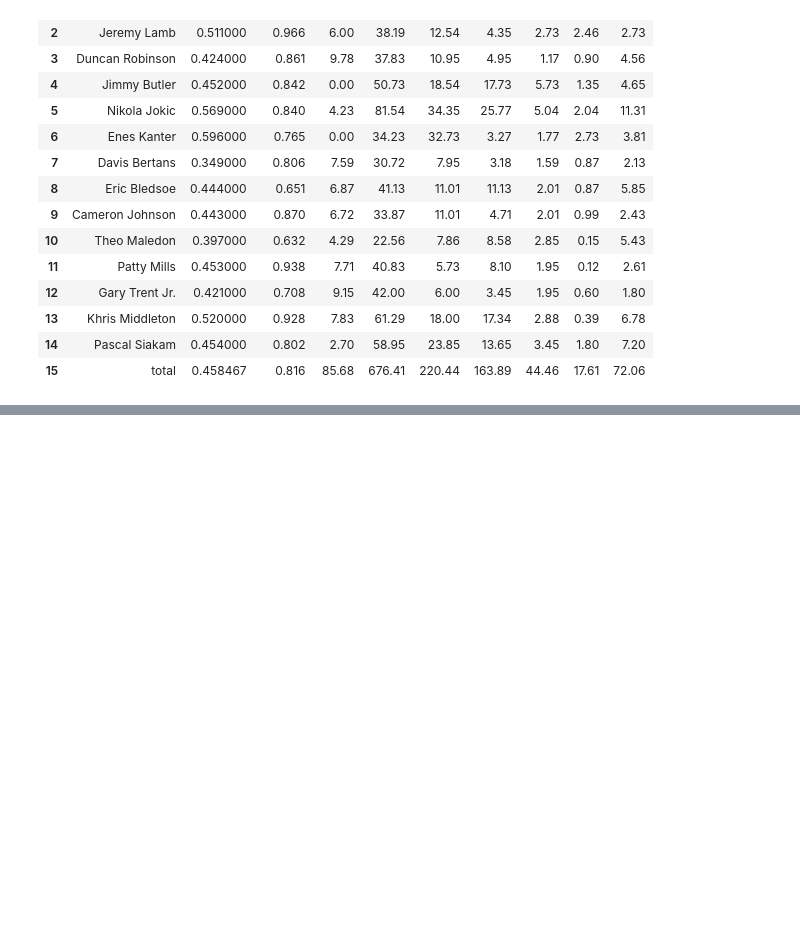
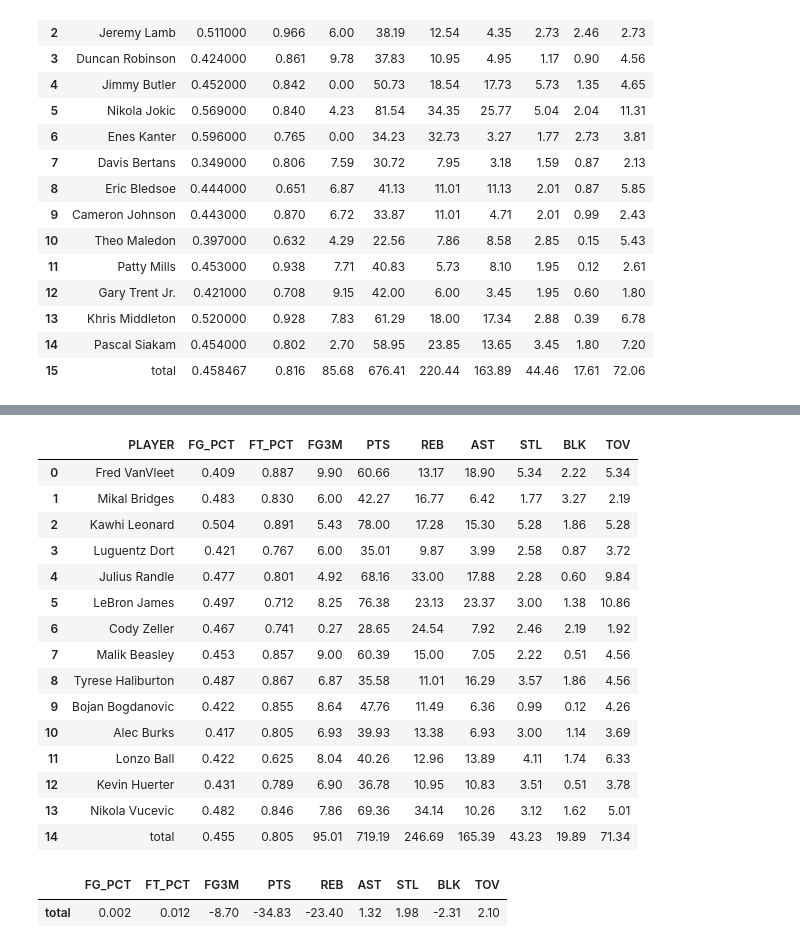
Before and after one commit to JaumeClave/waiver_wire_machine, a Jupyter notebook: notebooks/04_matchup_evaluator.ipynb, the cells around one changed output, grey strips where cells are left out. Saved outputs shown, nothing was run; the diff lists cells and outputs as text; code cells hidden in the pictures; blank space fills up the shorter version.

```diff
--- a/notebooks/04_matchup_evaluator.ipynb
+++ b/notebooks/04_matchup_evaluator.ipynb
@@ -881,0 +1282,5 @@ get_teams_weekly_predicted_stats_pipeline(af.NUNN_OF_YALL_BETTA, week="current")
+# %%
+magic_johnson_stats = get_teams_weekly_predicted_stats_pipeline(af.MAGICS_JOHNSON,
+                                                               week="current")
+magic_johnson_stats
+# %% [output]
@@ -881,0 +1304,16 @@ get_teams_weekly_predicted_stats_pipeline(af.NUNN_OF_YALL_BETTA, week="current")
+|  | PLAYER | FG_PCT | FT_PCT | FG3M | PTS | REB | AST | STL | BLK | TOV |
+| 0 | Fred VanVleet | 0.409 | 0.887 | 9.90 | 60.66 | 13.17 | 18.90 | 5.34 | 2.22 | 5.34 |
+| 1 | Mikal Bridges | 0.483 | 0.830 | 6.00 | 42.27 | 16.77 | 6.42 | 1.77 | 3.27 | 2.19 |
+| 2 | Kawhi Leonard | 0.504 | 0.891 | 5.43 | 78.00 | 17.28 | 15.30 | 5.28 | 1.86 | 5.28 |
+| 3 | Luguentz Dort | 0.421 | 0.767 | 6.00 | 35.01 | 9.87 | 3.99 | 2.58 | 0.87 | 3.72 |
+| 4 | Julius Randle | 0.477 | 0.801 | 4.92 | 68.16 | 33.00 | 17.88 | 2.28 | 0.60 | 9.84 |
+| 5 | LeBron James | 0.497 | 0.712 | 8.25 | 76.38 | 23.13 | 23.37 | 3.00 | 1.38 | 10.86 |
+| 6 | Cody Zeller | 0.467 | 0.741 | 0.27 | 28.65 | 24.54 | 7.92 | 2.46 | 2.19 | 1.92 |
+| 7 | Malik Beasley | 0.453 | 0.857 | 9.00 | 60.39 | 15.00 | 7.05 | 2.22 | 0.51 | 4.56 |
+| 8 | Tyrese Haliburton | 0.487 | 0.867 | 6.87 | 35.58 | 11.01 | 16.29 | 3.57 | 1.86 | 4.56 |
+| 9 | Bojan Bogdanovic | 0.422 | 0.855 | 8.64 | 47.76 | 11.49 | 6.36 | 0.99 | 0.12 | 4.26 |
+| 10 | Alec Burks | 0.417 | 0.805 | 6.93 | 39.93 | 13.38 | 6.93 | 3.00 | 1.14 | 3.69 |
+| 11 | Lonzo Ball | 0.422 | 0.625 | 8.04 | 40.26 | 12.96 | 13.89 | 4.11 | 1.74 | 6.33 |
+| 12 | Kevin Huerter | 0.431 | 0.789 | 6.90 | 36.78 | 10.95 | 10.83 | 3.51 | 0.51 | 3.78 |
+| 13 | Nikola Vucevic | 0.482 | 0.846 | 7.86 | 69.36 | 34.14 | 10.26 | 3.12 | 1.62 | 5.01 |
+| 14 | total | 0.455 | 0.805 | 95.01 | 719.19 | 246.69 | 165.39 | 43.23 | 19.89 | 71.34 |
@@ -881,0 +1349,6 @@ get_teams_weekly_predicted_stats_pipeline(af.NUNN_OF_YALL_BETTA, week="current")
+# %%
+
+applymap_color_and_format(total_difference_dataframe)
+# %% [output]
+|  | FG_PCT | FT_PCT | FG3M | PTS | REB | AST | STL | BLK | TOV |
+| total | 0.002 | 0.012 | -8.70 | -34.83 | -23.40 | 1.32 | 1.98 | -2.31 | 2.10 |
```
Also changed, not shown: parts of 37 cells of this notebook.
